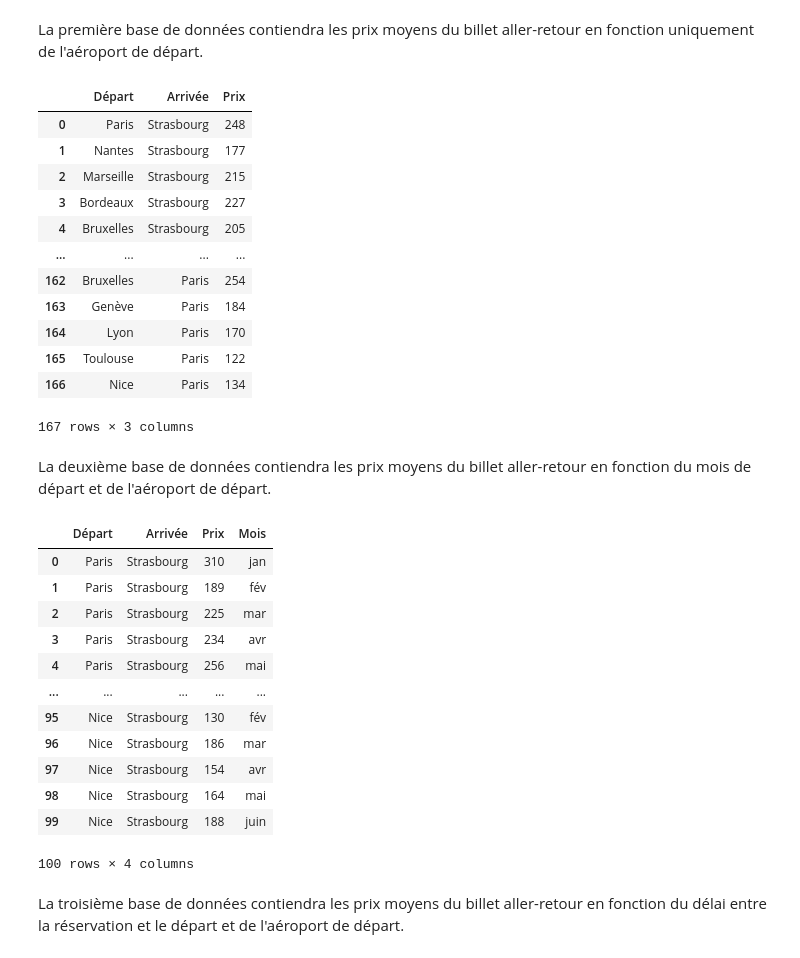
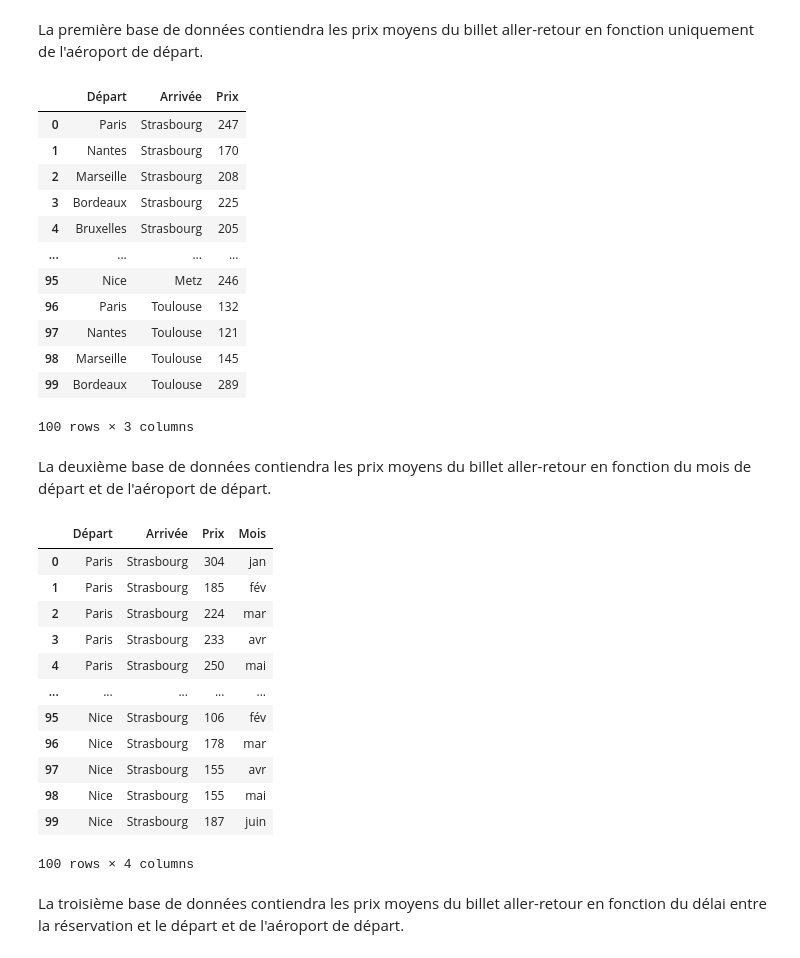
Before and after one commit to YohanWloczysiak/ProjetPythonA2S1, a Jupyter notebook: Rapport.ipynb, the cells around one changed output. Saved outputs shown, nothing was run; the diff lists cells and outputs as text; code cells hidden in the pictures.

```diff
--- a/Rapport.ipynb
+++ b/Rapport.ipynb
@@ -102,7 +102,7 @@ for i in range(len(ordre_villes)):
     web_byte = urlopen(req).read()
     page = bs4.BeautifulSoup(web_byte, 'lxml')
 
-    prix_moyen_destination.append(page.findAll("script")[23])
+    prix_moyen_destination.append(page.findAll("script")[22])
     s = prix_moyen_destination[i].text.strip()
 
     # seconde étape : recherche
@@ -190,21 +190,21 @@ for l in range(len(villesbis)):
     col_1_3 = col_1_3 + liste_prix[l]
 # %%
 table_prix_trajet = pandas.DataFrame({'Départ' : col_1_1 , 'Arrivée': col_1_2 , 'Prix': col_1_3})
-table_prix_trajet
+table_prix_trajet[:100]
 # %% [output]
 |  | Départ | Arrivée | Prix |
-| 0 | Paris | Strasbourg | 248 |
-| 1 | Nantes | Strasbourg | 177 |
-| 2 | Marseille | Strasbourg | 215 |
-| 3 | Bordeaux | Strasbourg | 227 |
+| 0 | Paris | Strasbourg | 247 |
+| 1 | Nantes | Strasbourg | 170 |
+| 2 | Marseille | Strasbourg | 208 |
+| 3 | Bordeaux | Strasbourg | 225 |
 | 4 | Bruxelles | Strasbourg | 205 |
 | ... | ... | ... | ... |
-| 162 | Bruxelles | Paris | 254 |
-| 163 | Genève | Paris | 184 |
-| 164 | Lyon | Paris | 170 |
-| 165 | Toulouse | Paris | 122 |
-| 166 | Nice | Paris | 134 |
+| 95 | Nice | Metz | 246 |
+| 96 | Paris | Toulouse | 132 |
+| 97 | Nantes | Toulouse | 121 |
+| 98 | Marseille | Toulouse | 145 |
+| 99 | Bordeaux | Toulouse | 289 |
-167 rows × 3 columns
+100 rows × 3 columns
 # %% [markdown]
 La deuxième base de données contiendra les prix moyens du billet aller-retour en fonction du mois de départ et de l'aéroport de départ.
 # %%
@@ -225,17 +225,17 @@ table_prix_mois = pandas.DataFrame({'Départ' : col_2_1 , 'Arrivée': col_2_2 ,
 table_prix_mois[:100]
 # %% [output]
 |  | Départ | Arrivée | Prix | Mois |
-| 0 | Paris | Strasbourg | 310 | jan |
-| 1 | Paris | Strasbourg | 189 | fév |
-| 2 | Paris | Strasbourg | 225 | mar |
-| 3 | Paris | Strasbourg | 234 | avr |
-| 4 | Paris | Strasbourg | 256 | mai |
+| 0 | Paris | Strasbourg | 304 | jan |
+| 1 | Paris | Strasbourg | 185 | fév |
+| 2 | Paris | Strasbourg | 224 | mar |
+| 3 | Paris | Strasbourg | 233 | avr |
+| 4 | Paris | Strasbourg | 250 | mai |
 | ... | ... | ... | ... | ... |
-| 95 | Nice | Strasbourg | 130 | fév |
-| 96 | Nice | Strasbourg | 186 | mar |
-| 97 | Nice | Strasbourg | 154 | avr |
-| 98 | Nice | Strasbourg | 164 | mai |
-| 99 | Nice | Strasbourg | 188 | juin |
+| 95 | Nice | Strasbourg | 106 | fév |
+| 96 | Nice | Strasbourg | 178 | mar |
+| 97 | Nice | Strasbourg | 155 | avr |
+| 98 | Nice | Strasbourg | 155 | mai |
+| 99 | Nice | Strasbourg | 187 | juin |
 100 rows × 4 columns
 # %% [markdown]
 La troisième base de données contiendra les prix moyens du billet aller-retour en fonction du délai entre la réservation et le départ et de l'aéroport de départ.
```
Also changed, not shown: parts of 49 cells of this notebook.
